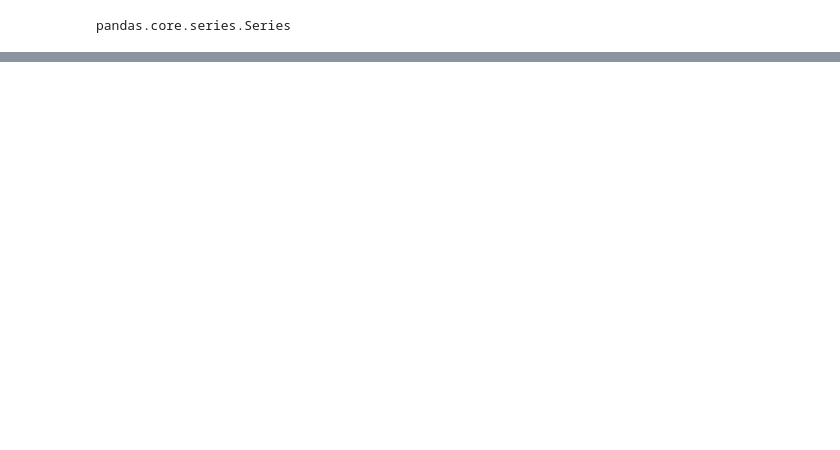
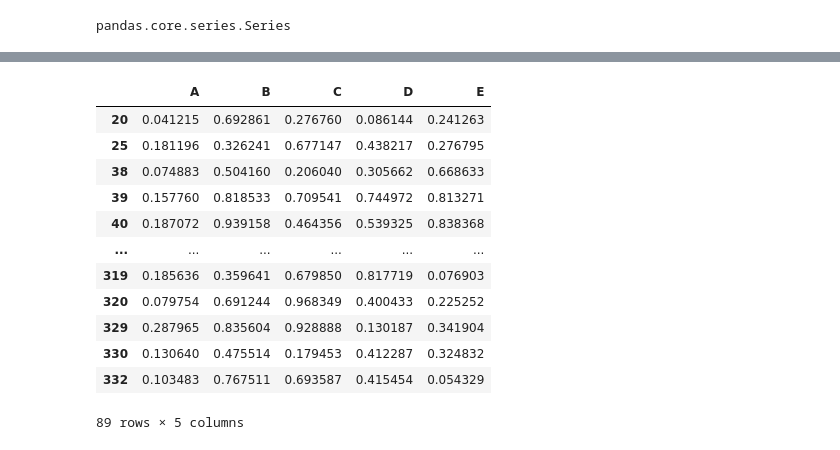
Before and after one commit to shah-shazid-askary/Jupyter007_notebookk_2024, a Jupyter notebook: shah1.ipynb, the cells around one changed output, grey strips where cells are left out. Saved outputs shown, nothing was run; the diff lists cells and outputs as text; code cells hidden in the pictures; blank space fills up the shorter version.

```diff
--- a/shah1.ipynb
+++ b/shah1.ipynb
@@ -301,0 +366,16 @@ newdf
+# %%
+newdf.loc[(newdf['A']<0.3) & (newdf['C']>0.1)]
+# %% [output]
+|  | A | B | C | D | E |
+| 20 | 0.041215 | 0.692861 | 0.276760 | 0.086144 | 0.241263 |
+| 25 | 0.181196 | 0.326241 | 0.677147 | 0.438217 | 0.276795 |
+| 38 | 0.074883 | 0.504160 | 0.206040 | 0.305662 | 0.668633 |
+| 39 | 0.157760 | 0.818533 | 0.709541 | 0.744972 | 0.813271 |
+| 40 | 0.187072 | 0.939158 | 0.464356 | 0.539325 | 0.838368 |
+| ... | ... | ... | ... | ... | ... |
+| 319 | 0.185636 | 0.359641 | 0.679850 | 0.817719 | 0.076903 |
+| 320 | 0.079754 | 0.691244 | 0.968349 | 0.400433 | 0.225252 |
+| 329 | 0.287965 | 0.835604 | 0.928888 | 0.130187 | 0.341904 |
+| 330 | 0.130640 | 0.475514 | 0.179453 | 0.412287 | 0.324832 |
+| 332 | 0.103483 | 0.767511 | 0.693587 | 0.415454 | 0.054329 |
+89 rows × 5 columns
```
Also changed, not shown: parts of 78 cells of this notebook.
